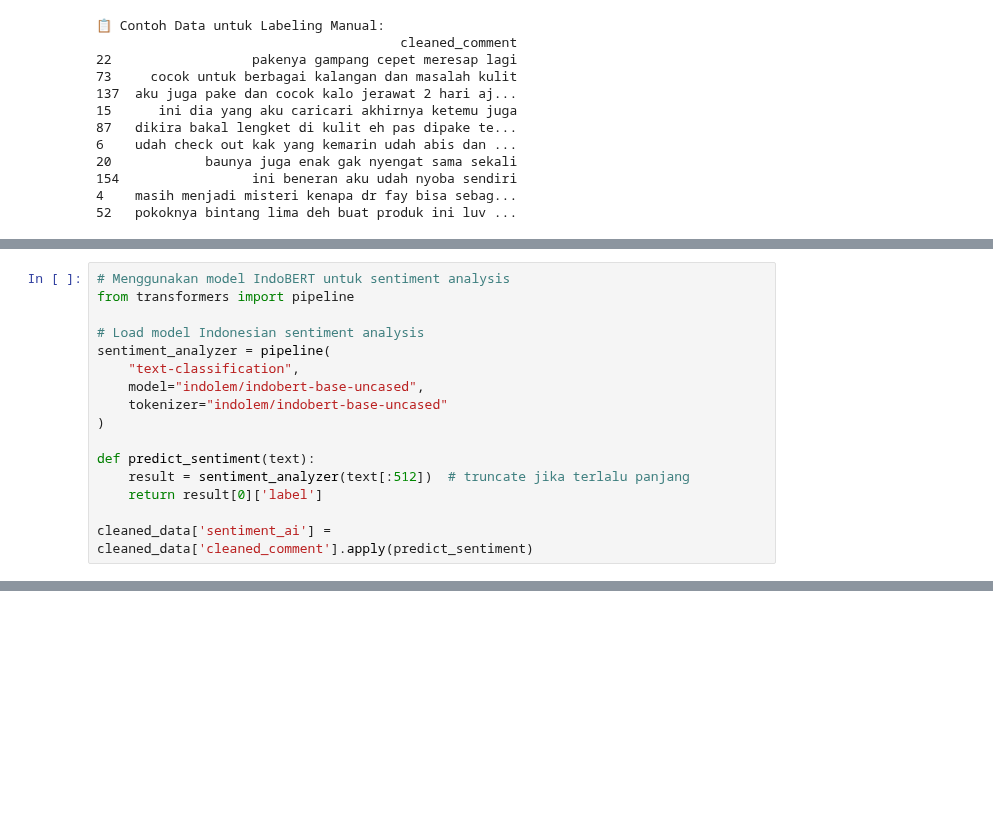
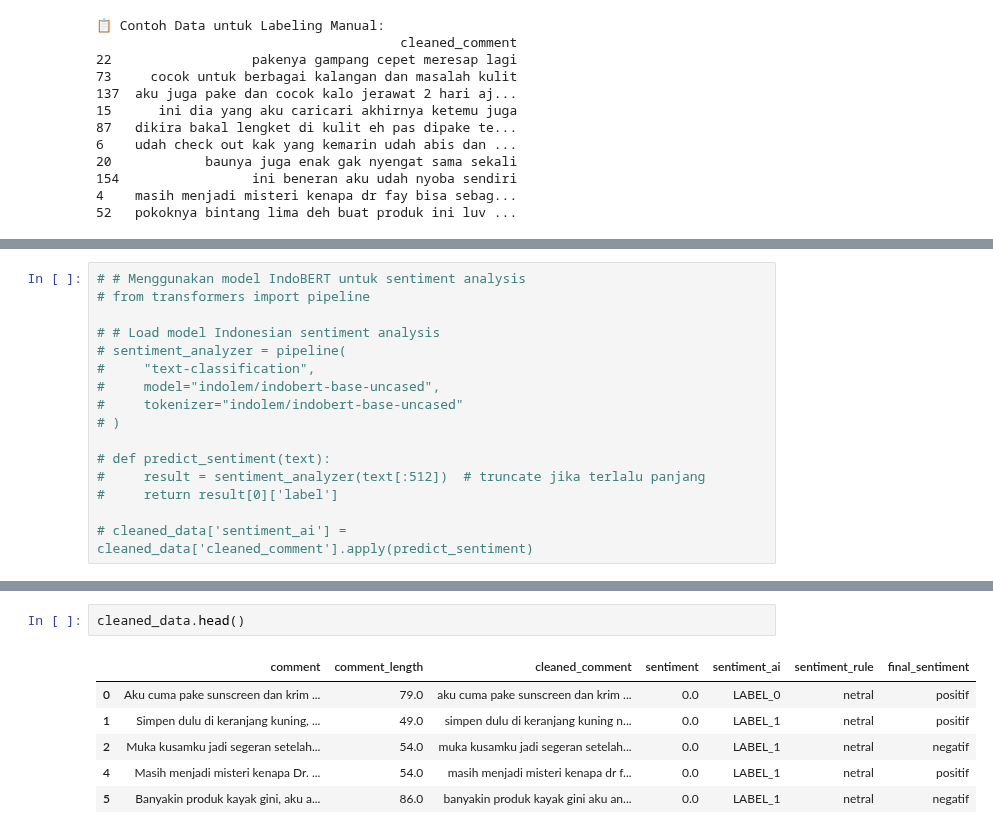
Before and after one commit to rfahur11/sentimentAnalysist, a Jupyter notebook: dssComment.ipynb, the cells around one changed output, grey strips where cells are left out. Drawn from its saved outputs; the diff is of its cells as text; blank space fills up the shorter version.

```diff
--- a/dssComment.ipynb
+++ b/dssComment.ipynb
@@ -244,18 +254,18 @@ def rule_based_sentiment(text):
 
 cleaned_data['sentiment_rule'] = cleaned_data['cleaned_comment'].apply(rule_based_sentiment)
 # %%
-# Menggunakan model IndoBERT untuk sentiment analysis
-from transformers import pipeline
+# # Menggunakan model IndoBERT untuk sentiment analysis
+# from transformers import pipeline
 
-# Load model Indonesian sentiment analysis
-sentiment_analyzer = pipeline(
-    "text-classification",
-    model="indolem/indobert-base-uncased",
-    tokenizer="indolem/indobert-base-uncased"
-)
+# # Load model Indonesian sentiment analysis
+# sentiment_analyzer = pipeline(
+#     "text-classification",
+#     model="indolem/indobert-base-uncased",
+#     tokenizer="indolem/indobert-base-uncased"
+# )
 
-def predict_sentiment(text):
-    result = sentiment_analyzer(text[:512])  # truncate jika terlalu panjang
-    return result[0]['label']
+# def predict_sentiment(text):
+#     result = sentiment_analyzer(text[:512])  # truncate jika terlalu panjang
+#     return result[0]['label']
 
-cleaned_data['sentiment_ai'] = cleaned_data['cleaned_comment'].apply(predict_sentiment)
+# cleaned_data['sentiment_ai'] = cleaned_data['cleaned_comment'].apply(predict_sentiment)
@@ -312,0 +334,9 @@ print(cleaned_data[['cleaned_comment', 'final_sentiment']].head(50))
+# %%
+cleaned_data.head()
+# %% [output]
+|  | comment | comment_length | cleaned_comment | sentiment | sentiment_ai | sentiment_rule | final_sentiment |
+| 0 | Aku cuma pake sunscreen dan krim ... | 79.0 | aku cuma pake sunscreen dan krim ... | 0.0 | LABEL_0 | netral | positif |
+| 1 | Simpen dulu di keranjang kuning, ... | 49.0 | simpen dulu di keranjang kuning n... | 0.0 | LABEL_1 | netral | positif |
+| 2 | Muka kusamku jadi segeran setelah... | 54.0 | muka kusamku jadi segeran setelah... | 0.0 | LABEL_1 | netral | negatif |
+| 4 | Masih menjadi misteri kenapa Dr. ... | 54.0 | masih menjadi misteri kenapa dr f... | 0.0 | LABEL_1 | netral | positif |
+| 5 | Banyakin produk kayak gini, aku a... | 86.0 | banyakin produk kayak gini aku an... | 0.0 | LABEL_1 | netral | negatif |
```
Also changed, not shown: parts of 7 cells of this notebook, 3 other files.
